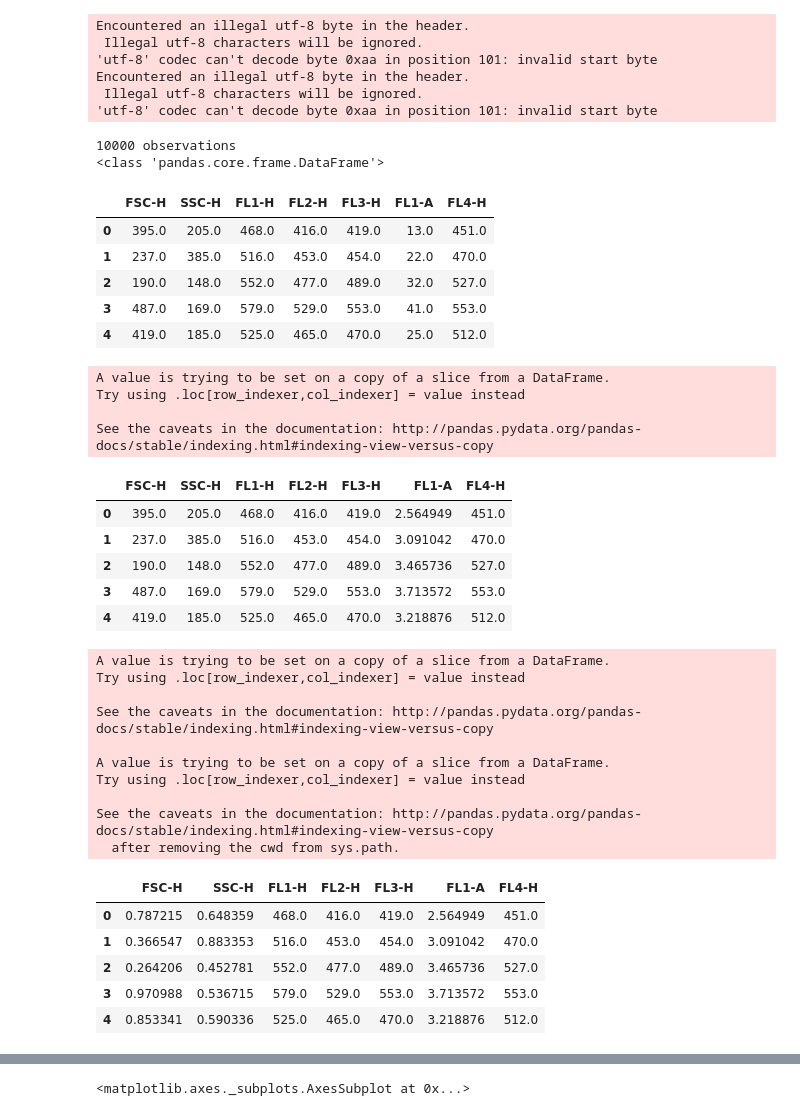
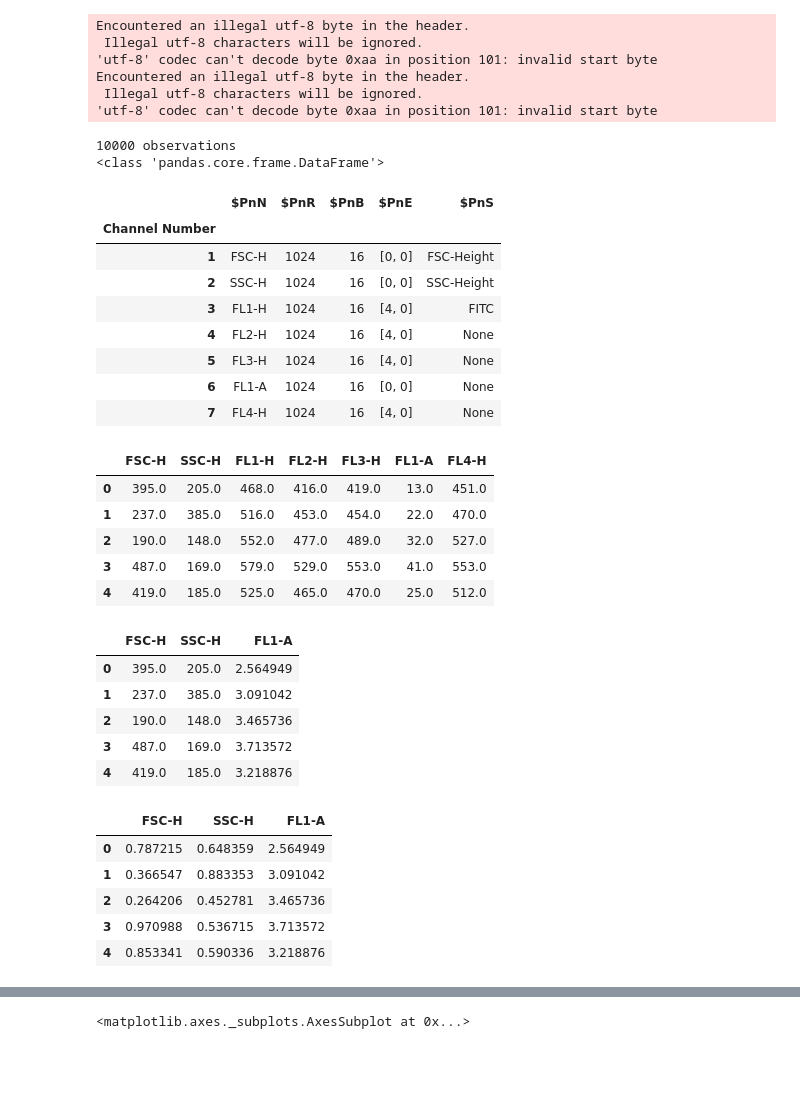
Before and after one commit to MACEPA/DIAMETER, a Jupyter notebook: fcs_test.ipynb, the cells around one changed output, grey strips where cells are left out. Drawn from its saved outputs; the diff is of its cells as text; code cells hidden in the pictures; blank space fills up the shorter version.

```diff
--- a/fcs_test.ipynb
+++ b/fcs_test.ipynb
@@ -21,31 +26,40 @@ Encountered an illegal utf-8 byte in the header.
 # %%
 print(len(fcs_data), 'observations')
 print(type(fcs_data))
-fcs_data.head()
+test.channels
 # %% [output]
 10000 observations
 <class 'pandas.core.frame.DataFrame'>
-|  | FSC-H | SSC-H | FL1-H | FL2-H | FL3-H | FL1-A | FL4-H |
-| 0 | 395.0 | 205.0 | 468.0 | 416.0 | 419.0 | 13.0 | 451.0 |
-| 1 | 237.0 | 385.0 | 516.0 | 453.0 | 454.0 | 22.0 | 470.0 |
-| 2 | 190.0 | 148.0 | 552.0 | 477.0 | 489.0 | 32.0 | 527.0 |
-| 3 | 487.0 | 169.0 | 579.0 | 529.0 | 553.0 | 41.0 | 553.0 |
-| 4 | 419.0 | 185.0 | 525.0 | 465.0 | 470.0 | 25.0 | 512.0 |
+|  | $PnN | $PnR | $PnB | $PnE | $PnS |
+| Channel Number |  |  |  |  |  |
+| 1 | FSC-H | 1024 | 16 | [0, 0] | FSC-Height |
+| 2 | SSC-H | 1024 | 16 | [0, 0] | SSC-Height |
+| 3 | FL1-H | 1024 | 16 | [4, 0] | FITC |
+| 4 | FL2-H | 1024 | 16 | [4, 0] | None |
+| 5 | FL3-H | 1024 | 16 | [4, 0] | None |
+| 6 | FL1-A | 1024 | 16 | [0, 0] | None |
+| 7 | FL4-H | 1024 | 16 | [4, 0] | None |
+# %%
+fcs_data.head()
+# %% [output]
+|  | FSC-H | SSC-H | FL1-H | FL2-H | FL3-H | FL1-A | FL4-H |
+| 0 | 395.0 | 205.0 | 468.0 | 416.0 | 419.0 | 13.0 | 451.0 |
+| 1 | 237.0 | 385.0 | 516.0 | 453.0 | 454.0 | 22.0 | 470.0 |
+| 2 | 190.0 | 148.0 | 552.0 | 477.0 | 489.0 | 32.0 | 527.0 |
+| 3 | 487.0 | 169.0 | 579.0 | 529.0 | 553.0 | 41.0 | 553.0 |
+| 4 | 419.0 | 185.0 | 525.0 | 465.0 | 470.0 | 25.0 | 512.0 |
 # %%
 test = fcs_data.loc[fcs_data['FL1-A'] > 0]
+test = test[['FSC-H', 'SSC-H', 'FL1-A']]
 test['FL1-A'] = test['FL1-A'].apply(math.log)
 test.head()
 # %% [output]
-A value is trying to be set on a copy of a slice from a DataFrame.
-Try using .loc[row_indexer,col_indexer] = value instead
-
-See the caveats in the documentation: http://pandas.pydata.org/pandas-docs/stable/indexing.html#indexing-view-versus-copy
-|  | FSC-H | SSC-H | FL1-H | FL2-H | FL3-H | FL1-A | FL4-H |
-| 0 | 395.0 | 205.0 | 468.0 | 416.0 | 419.0 | 2.564949 | 451.0 |
-| 1 | 237.0 | 385.0 | 516.0 | 453.0 | 454.0 | 3.091042 | 470.0 |
-| 2 | 190.0 | 148.0 | 552.0 | 477.0 | 489.0 | 3.465736 | 527.0 |
-| 3 | 487.0 | 169.0 | 579.0 | 529.0 | 553.0 | 3.713572 | 553.0 |
-| 4 | 419.0 | 185.0 | 525.0 | 465.0 | 470.0 | 3.218876 | 512.0 |
+|  | FSC-H | SSC-H | FL1-A |
+| 0 | 395.0 | 205.0 | 2.564949 |
+| 1 | 237.0 | 385.0 | 3.091042 |
+| 2 | 190.0 | 148.0 | 3.465736 |
+| 3 | 487.0 | 169.0 | 3.713572 |
+| 4 | 419.0 | 185.0 | 3.218876 |
 # %%
 FSC_ecdf = ECDF(test['FSC-H'])
 test['FSC-H'] = FSC_ecdf(test['FSC-H'])
@@ -53,19 +67,9 @@ SSC_ecdf = ECDF(test['SSC-H'])
 test['SSC-H'] = SSC_ecdf(test['SSC-H'])
 test.head()
 # %% [output]
-A value is trying to be set on a copy of a slice from a DataFrame.
-Try using .loc[row_indexer,col_indexer] = value instead
-
-See the caveats in the documentation: http://pandas.pydata.org/pandas-docs/stable/indexing.html#indexing-view-versus-copy
-
-A value is trying to be set on a copy of a slice from a DataFrame.
-Try using .loc[row_indexer,col_indexer] = value instead
-
-See the caveats in the documentation: http://pandas.pydata.org/pandas-docs/stable/indexing.html#indexing-view-versus-copy
-  after removing the cwd from sys.path.
-|  | FSC-H | SSC-H | FL1-H | FL2-H | FL3-H | FL1-A | FL4-H |
-| 0 | 0.787215 | 0.648359 | 468.0 | 416.0 | 419.0 | 2.564949 | 451.0 |
-| 1 | 0.366547 | 0.883353 | 516.0 | 453.0 | 454.0 | 3.091042 | 470.0 |
-| 2 | 0.264206 | 0.452781 | 552.0 | 477.0 | 489.0 | 3.465736 | 527.0 |
-| 3 | 0.970988 | 0.536715 | 579.0 | 529.0 | 553.0 | 3.713572 | 553.0 |
-| 4 | 0.853341 | 0.590336 | 525.0 | 465.0 | 470.0 | 3.218876 | 512.0 |
+|  | FSC-H | SSC-H | FL1-A |
+| 0 | 0.787215 | 0.648359 | 2.564949 |
+| 1 | 0.366547 | 0.883353 | 3.091042 |
+| 2 | 0.264206 | 0.452781 | 3.465736 |
+| 3 | 0.970988 | 0.536715 | 3.713572 |
+| 4 | 0.853341 | 0.590336 | 3.218876 |
```
Also changed, not shown: parts of 18 cells of this notebook.
